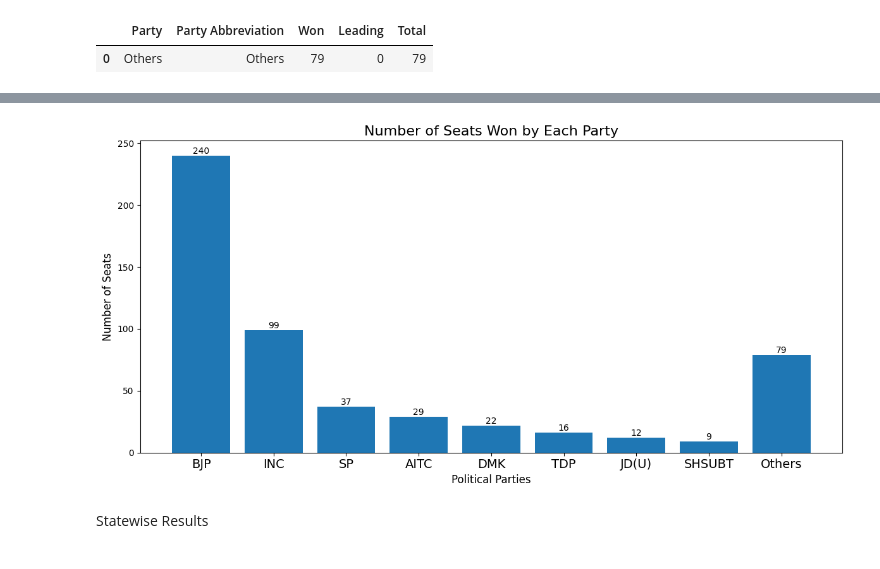
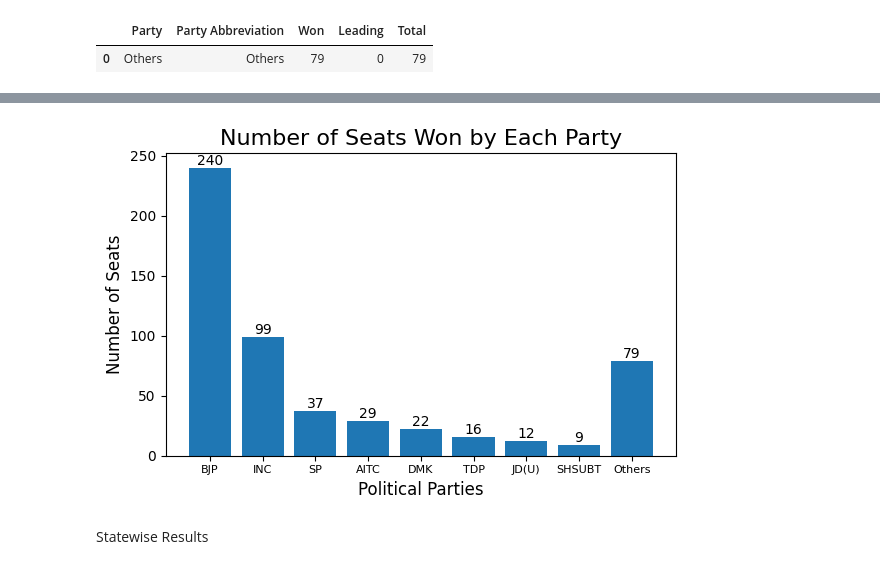
Before and after one commit to Vid2714/2024-Indian-G-Elections-Scraper, a Jupyter notebook: general-results.ipynb, the cells around one changed output, grey strips where cells are left out. Saved outputs shown, nothing was run; the diff lists cells and outputs as text; code cells hidden in the pictures.

```diff
--- a/general-results.ipynb
+++ b/general-results.ipynb
@@ -146,28 +146,28 @@ plt.show()
 # %%
 import numpy as np
-plt.figure(figsize=(12, 6))
+plt.figure(figsize=(6,4))
 bars = plt.bar(df_plot['Party'], df_plot['Won'])
 
 # Customize the chart
 plt.title('Number of Seats Won by Each Party', fontsize=16)
 plt.xlabel('Political Parties', fontsize=12)
 plt.ylabel('Number of Seats', fontsize=12)
-plt.xticks(np.arange(df_plot.shape[0]),df_plot["Party Abbreviation"],fontsize=14)
+plt.xticks(np.arange(df_plot.shape[0]),df_plot["Party Abbreviation"],fontsize=8)
 
 # Add value labels on top of each bar
 for bar in bars:
     height = bar.get_height()
     plt.text(bar.get_x() + bar.get_width()/2., height,
              f'{height}',
              ha='center', va='bottom')
 
 # Adjust layout to prevent cutting off labels
 plt.tight_layout()
 
 # Show the plot
 plt.show()
 # %% [output]
-[figure, old version]
+[figure, new version]
 # %% [markdown]
 Statewise Results
 # %%
```
Also changed, not shown: parts of 7 cells of this notebook.
